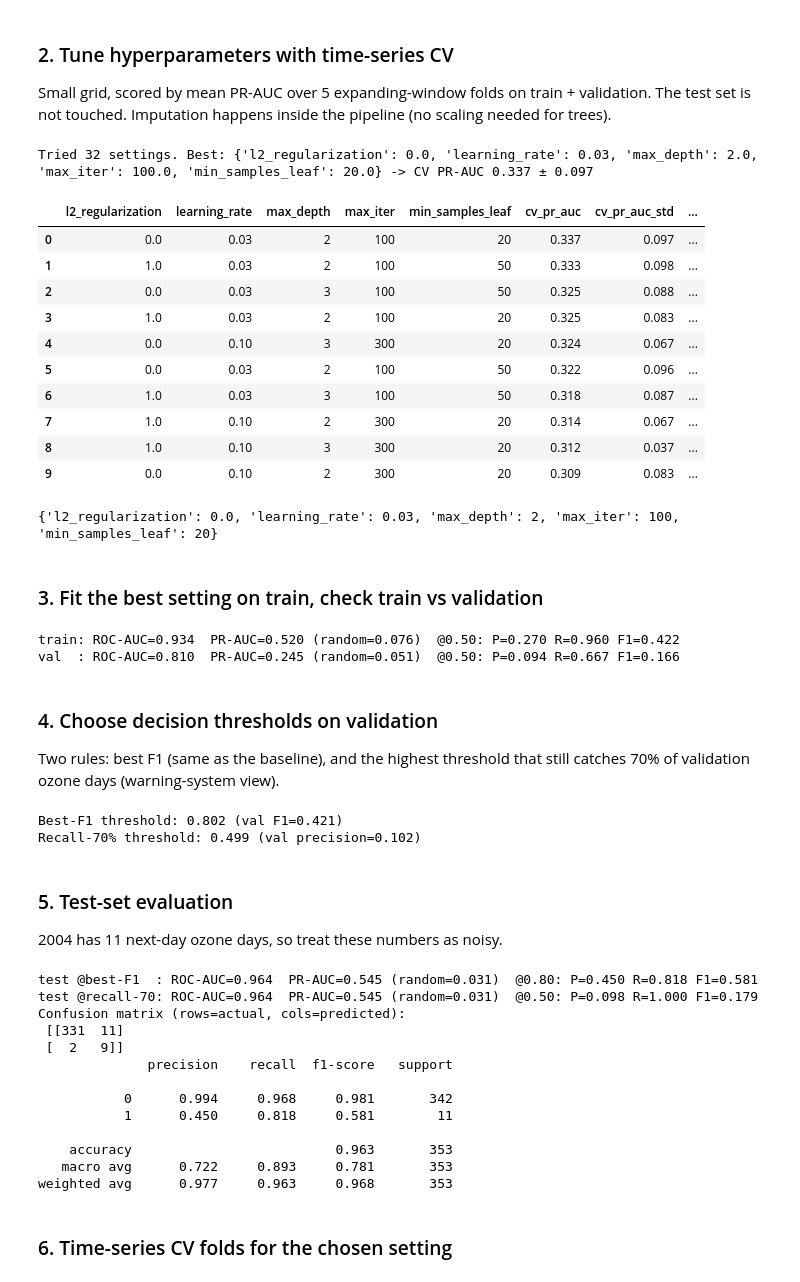
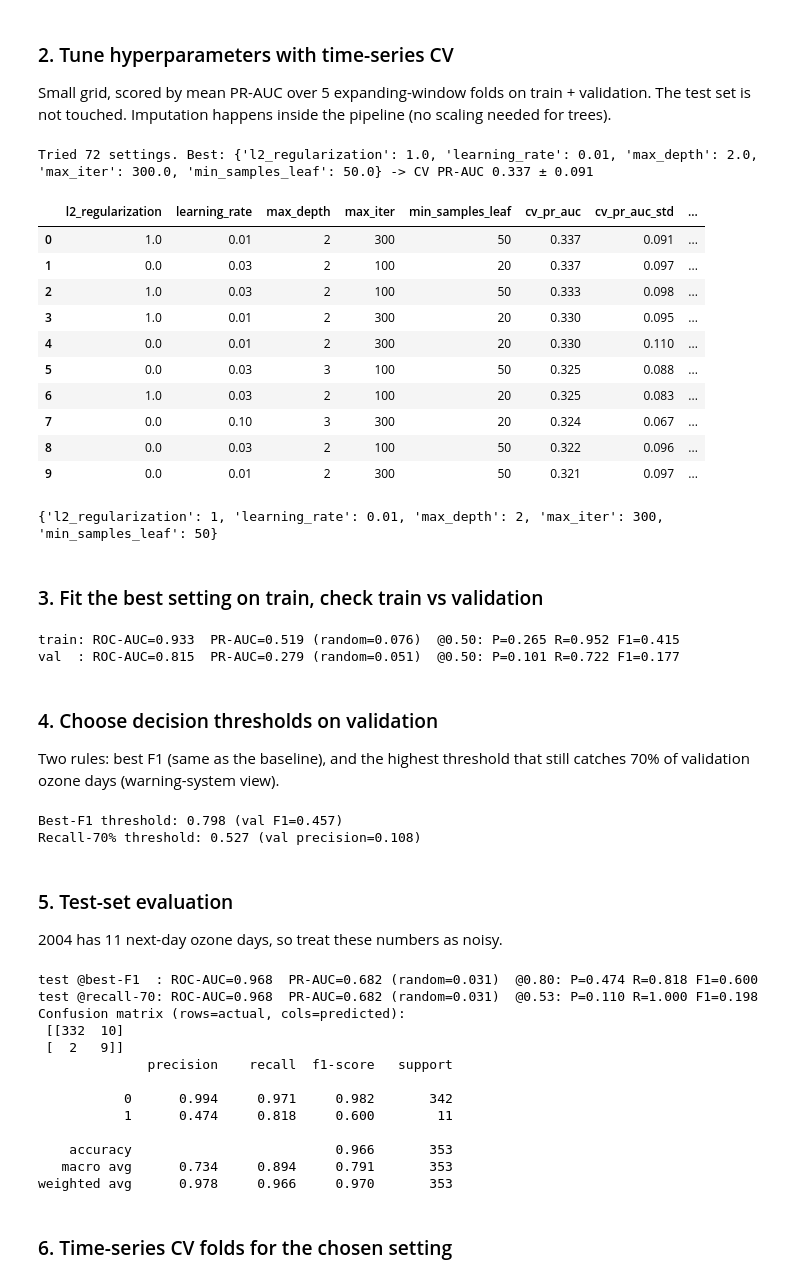
Before and after one commit to diyadalal/ozone_prediction, a Jupyter notebook: notebooks/05_gradient_boosting.ipynb, the cells around one changed output. Cells and saved outputs as stored; diff of their text form; code cells hidden in the pictures.

```diff
--- a/notebooks/05_gradient_boosting.ipynb
+++ b/notebooks/05_gradient_boosting.ipynb
@@ -38,25 +36,26 @@ Imputation happens inside the pipeline (no scaling needed for trees).
 # %%
 def make_model(learning_rate=0.1, max_iter=100, max_depth=3, min_samples_leaf=20, l2_regularization=0.0):
     return make_model_pipeline(HistGradientBoostingClassifier(
         learning_rate=learning_rate, max_iter=max_iter, max_depth=max_depth, min_samples_leaf=min_samples_leaf,
         l2_regularization=l2_regularization, class_weight="balanced", early_stopping=False, random_state=42), scale=False)
 
-param_grid = {"learning_rate": [0.03, 0.1], "max_iter": [100, 300], "max_depth": [2, 3], "min_samples_leaf": [20, 50], "l2_regularization": [0.0, 1.0]}
+param_grid = {"learning_rate": [0.01, 0.03, 0.1], "max_iter": [100, 300], "max_depth": [1, 2, 3],
+              "min_samples_leaf": [20, 50], "l2_regularization": [0.0, 1.0]}
 tuning = tune_cv(make_model, param_grid, X_dev, y_dev)
 tuning.head(10).round(3)
 # %% [output]
-Tried 32 settings. Best: {'l2_regularization': 0.0, 'learning_rate': 0.03, 'max_depth': 2.0, 'max_iter': 100.0, 'min_samples_leaf': 20.0} -> CV PR-AUC 0.337 ± 0.097
+Tried 72 settings. Best: {'l2_regularization': 1.0, 'learning_rate': 0.01, 'max_depth': 2.0, 'max_iter': 300.0, 'min_samples_leaf': 50.0} -> CV PR-AUC 0.337 ± 0.091
 |  | l2_regularization | learning_rate | max_depth | max_iter | min_samples_leaf | cv_pr_auc | cv_pr_auc_std | ... |
-| 0 | 0.0 | 0.03 | 2 | 100 | 20 | 0.337 | 0.097 | ... |
-| 1 | 1.0 | 0.03 | 2 | 100 | 50 | 0.333 | 0.098 | ... |
-| 2 | 0.0 | 0.03 | 3 | 100 | 50 | 0.325 | 0.088 | ... |
-| 3 | 1.0 | 0.03 | 2 | 100 | 20 | 0.325 | 0.083 | ... |
-| 4 | 0.0 | 0.10 | 3 | 300 | 20 | 0.324 | 0.067 | ... |
-| 5 | 0.0 | 0.03 | 2 | 100 | 50 | 0.322 | 0.096 | ... |
-| 6 | 1.0 | 0.03 | 3 | 100 | 50 | 0.318 | 0.087 | ... |
-| 7 | 1.0 | 0.10 | 2 | 300 | 20 | 0.314 | 0.067 | ... |
-| 8 | 1.0 | 0.10 | 3 | 300 | 20 | 0.312 | 0.037 | ... |
-| 9 | 0.0 | 0.10 | 2 | 300 | 20 | 0.309 | 0.083 | ... |
+| 0 | 1.0 | 0.01 | 2 | 300 | 50 | 0.337 | 0.091 | ... |
+| 1 | 0.0 | 0.03 | 2 | 100 | 20 | 0.337 | 0.097 | ... |
+| 2 | 1.0 | 0.03 | 2 | 100 | 50 | 0.333 | 0.098 | ... |
+| 3 | 1.0 | 0.01 | 2 | 300 | 20 | 0.330 | 0.095 | ... |
+| 4 | 0.0 | 0.01 | 2 | 300 | 20 | 0.330 | 0.110 | ... |
+| 5 | 0.0 | 0.03 | 3 | 100 | 50 | 0.325 | 0.088 | ... |
+| 6 | 1.0 | 0.03 | 2 | 100 | 20 | 0.325 | 0.083 | ... |
+| 7 | 0.0 | 0.10 | 3 | 300 | 20 | 0.324 | 0.067 | ... |
+| 8 | 0.0 | 0.03 | 2 | 100 | 50 | 0.322 | 0.096 | ... |
+| 9 | 0.0 | 0.01 | 2 | 300 | 50 | 0.321 | 0.097 | ... |
 # %%
 def to_python(v):
     # DataFrame cells -> plain Python values (NaN -> None, 8.0 -> 8, numpy -> builtin)
@@ -68,7 +67,7 @@ best_params = {k: to_python(v) for k, v in
                tuning.drop(columns=["cv_pr_auc", "cv_pr_auc_std", "cv_roc_auc"]).iloc[0].items()}
 print(best_params)
 # %% [output]
-{'l2_regularization': 0.0, 'learning_rate': 0.03, 'max_depth': 2, 'max_iter': 100, 'min_samples_leaf': 20}
+{'l2_regularization': 1, 'learning_rate': 0.01, 'max_depth': 2, 'max_iter': 300, 'min_samples_leaf': 50}
 # %% [markdown]
 ### 3. Fit the best setting on train, check train vs validation
 # %%
@@ -78,8 +77,8 @@ p_val   = model.predict_proba(X_val)[:, 1]
 evaluate("train", y_train, p_train)
 evaluate("val  ", y_val, p_val);
 # %% [output]
-train: ROC-AUC=0.934  PR-AUC=0.520 (random=0.076)  @0.50: P=0.270 R=0.960 F1=0.422
-val  : ROC-AUC=0.810  PR-AUC=0.245 (random=0.051)  @0.50: P=0.094 R=0.667 F1=0.166
+train: ROC-AUC=0.933  PR-AUC=0.519 (random=0.076)  @0.50: P=0.265 R=0.952 F1=0.415
+val  : ROC-AUC=0.815  PR-AUC=0.279 (random=0.051)  @0.50: P=0.101 R=0.722 F1=0.177
 # %% [markdown]
 ### 4. Choose decision thresholds on validation
 Two rules: best F1 (same as the baseline), and the highest threshold that still catches 70% of validation ozone days (warning-system view).
@@ -89,8 +88,8 @@ thr_r70, prec_r70 = threshold_for_recall(y_val, p_val, 0.70)
 print(f"Best-F1 threshold: {thr_f1:.3f} (val F1={f1:.3f})")
 print(f"Recall-70% threshold: {thr_r70:.3f} (val precision={prec_r70:.3f})")
 # %% [output]
-Best-F1 threshold: 0.802 (val F1=0.421)
-Recall-70% threshold: 0.499 (val precision=0.102)
+Best-F1 threshold: 0.798 (val F1=0.457)
+Recall-70% threshold: 0.527 (val precision=0.108)
 # %% [markdown]
 ### 5. Test-set evaluation
 2004 has 11 next-day ozone days, so treat these numbers as noisy.
@@ -100,19 +99,19 @@ res_f1  = evaluate("test @best-F1  ", y_test, p_test, thr_f1)
 res_r70 = evaluate("test @recall-70", y_test, p_test, thr_r70)
 full_report(y_test, p_test, thr_f1)
 # %% [output]
-test @best-F1  : ROC-AUC=0.964  PR-AUC=0.545 (random=0.031)  @0.80: P=0.450 R=0.818 F1=0.581
-test @recall-70: ROC-AUC=0.964  PR-AUC=0.545 (random=0.031)  @0.50: P=0.098 R=1.000 F1=0.179
+test @best-F1  : ROC-AUC=0.968  PR-AUC=0.682 (random=0.031)  @0.80: P=0.474 R=0.818 F1=0.600
+test @recall-70: ROC-AUC=0.968  PR-AUC=0.682 (random=0.031)  @0.53: P=0.110 R=1.000 F1=0.198
 Confusion matrix (rows=actual, cols=predicted):
- [[331  11]
+ [[332  10]
  [  2   9]]
               precision    recall  f1-score   support
 
-           0      0.994     0.968     0.981       342
-           1      0.450     0.818     0.581        11
+           0      0.994     0.971     0.982       342
+           1      0.474     0.818     0.600        11
 
-    accuracy                          0.963       353
-   macro avg      0.722     0.893     0.781       353
-weighted avg      0.977     0.963     0.968       353
+    accuracy                          0.966       353
+   macro avg      0.734     0.894     0.791       353
+weighted avg      0.978     0.966     0.970       353
 # %% [markdown]
 ### 6. Time-series CV folds for the chosen setting
 # %%
```
Also changed, not shown: parts of 7 cells of this notebook, 5 other files.
